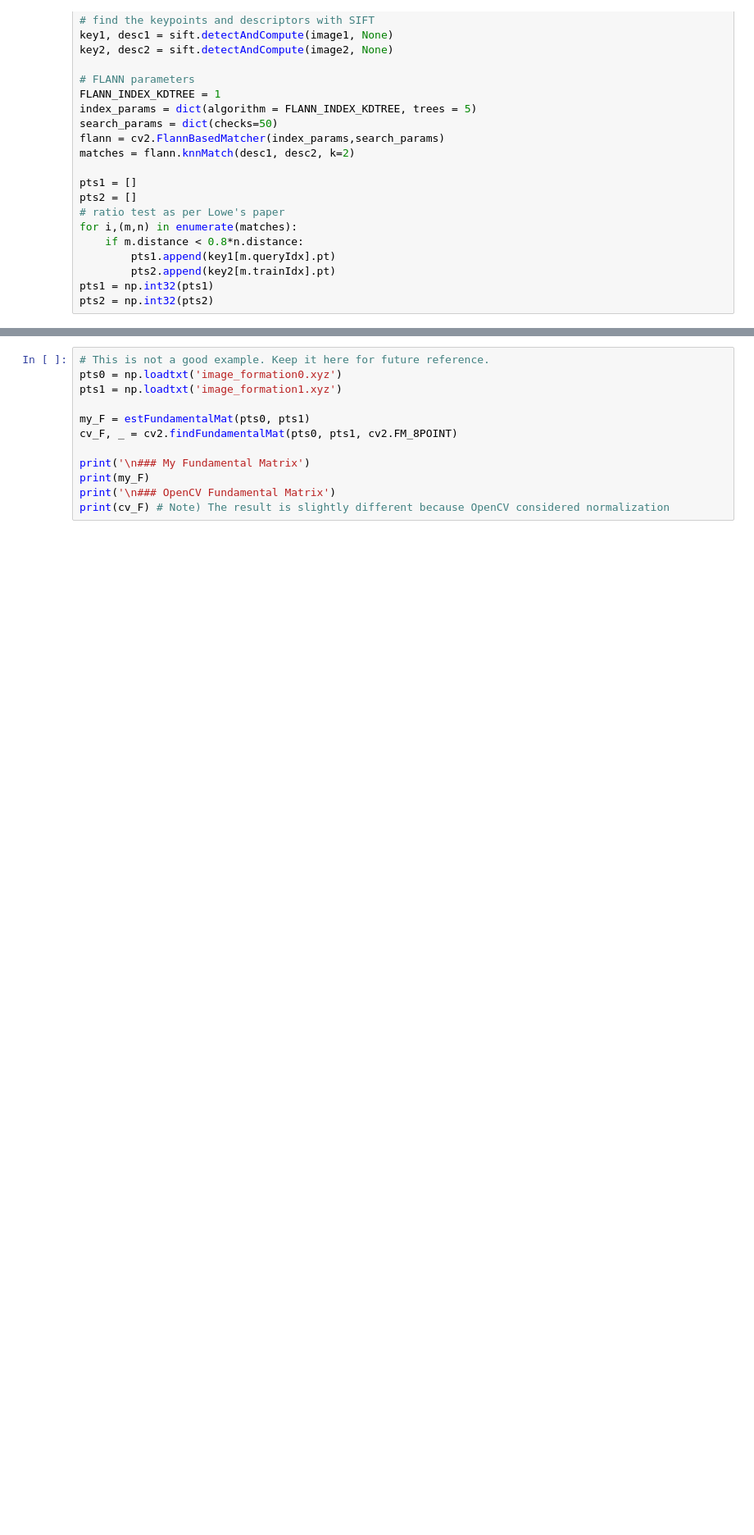
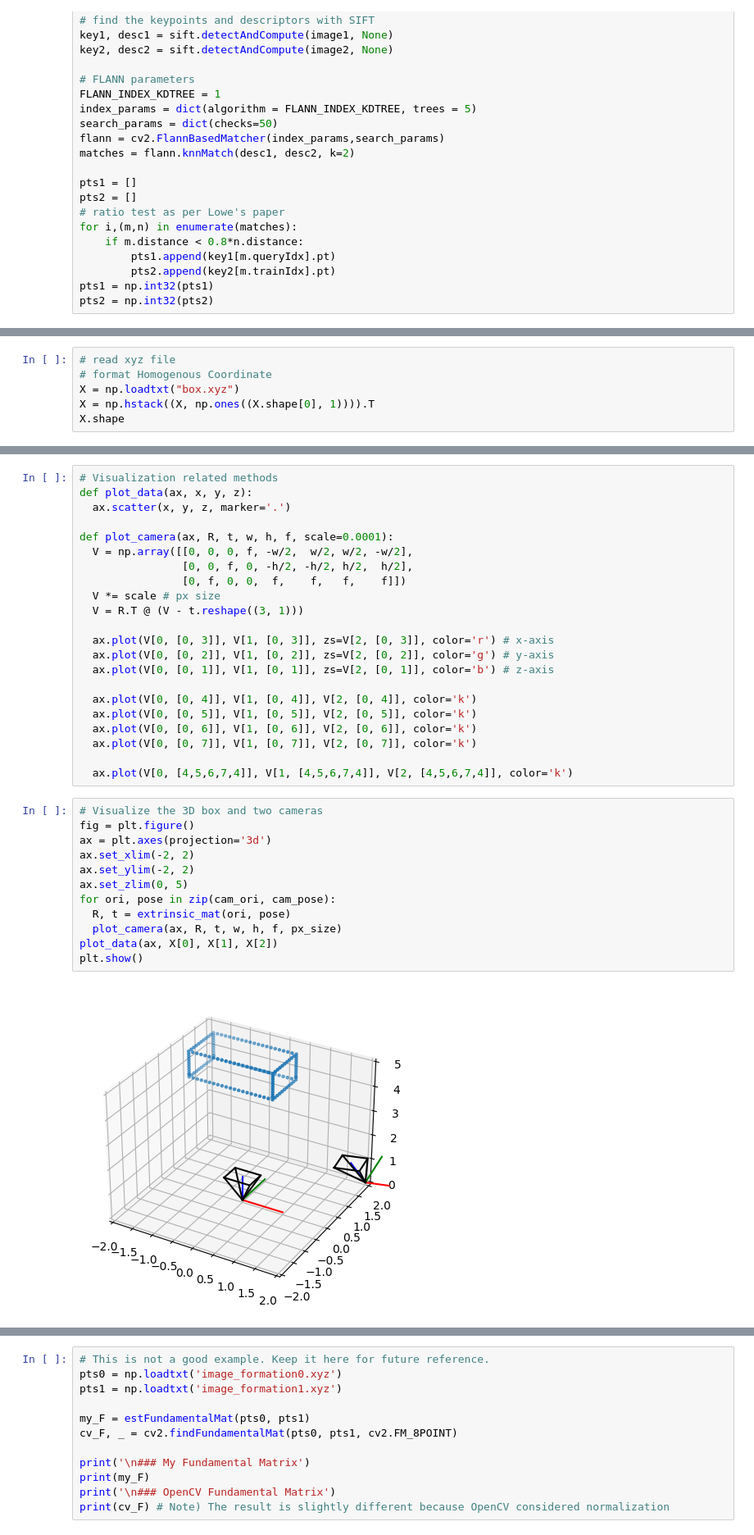
Before and after one commit to imkaywu/3d-vision-tutorial, a Jupyter notebook: 07_epipolar_geometry.ipynb, the cells around one changed output, grey strips where cells are left out. Shown at 82% size. Cells and saved outputs as stored; diff of their text form; blank space fills up the shorter version.

```diff
--- a/07_epipolar_geometry.ipynb
+++ b/07_epipolar_geometry.ipynb
@@ -171,0 +163,6 @@ plot_epipolar_lines(F, pts1, pts2)
+# %%
+# read xyz file
+# format Homogenous Coordinate
+X = np.loadtxt("box.xyz")
+X = np.hstack((X, np.ones((X.shape[0], 1)))).T
+X.shape
@@ -171,0 +215,36 @@ plot_epipolar_lines(F, pts1, pts2)
+# %%
+# Visualization related methods
+def plot_data(ax, x, y, z):
+  ax.scatter(x, y, z, marker='.')
+
+def plot_camera(ax, R, t, w, h, f, scale=0.0001):
+  V = np.array([[0, 0, 0, f, -w/2,  w/2, w/2, -w/2],
+                [0, 0, f, 0, -h/2, -h/2, h/2,  h/2],
+                [0, f, 0, 0,  f,    f,   f,    f]])
+  V *= scale # px size
+  V = R.T @ (V - t.reshape((3, 1)))
+
+  ax.plot(V[0, [0, 3]], V[1, [0, 3]], zs=V[2, [0, 3]], color='r') # x-axis
+  ax.plot(V[0, [0, 2]], V[1, [0, 2]], zs=V[2, [0, 2]], color='g') # y-axis
+  ax.plot(V[0, [0, 1]], V[1, [0, 1]], zs=V[2, [0, 1]], color='b') # z-axis
+
+  ax.plot(V[0, [0, 4]], V[1, [0, 4]], V[2, [0, 4]], color='k')
+  ax.plot(V[0, [0, 5]], V[1, [0, 5]], V[2, [0, 5]], color='k')
+  ax.plot(V[0, [0, 6]], V[1, [0, 6]], V[2, [0, 6]], color='k')
+  ax.plot(V[0, [0, 7]], V[1, [0, 7]], V[2, [0, 7]], color='k')
+
+  ax.plot(V[0, [4,5,6,7,4]], V[1, [4,5,6,7,4]], V[2, [4,5,6,7,4]], color='k')
+# %%
+# Visualize the 3D box and two cameras
+fig = plt.figure()
+ax = plt.axes(projection='3d')
+ax.set_xlim(-2, 2)
+ax.set_ylim(-2, 2)
+ax.set_zlim(0, 5)
+for ori, pose in zip(cam_ori, cam_pose):
+  R, t = extrinsic_mat(ori, pose)
+  plot_camera(ax, R, t, w, h, f, px_size)
+plot_data(ax, X[0], X[1], X[2])
+plt.show()
+# %% [output]
+[figure, added]
```
Also changed, not shown: parts of 20 cells of this notebook, 2 other files.
